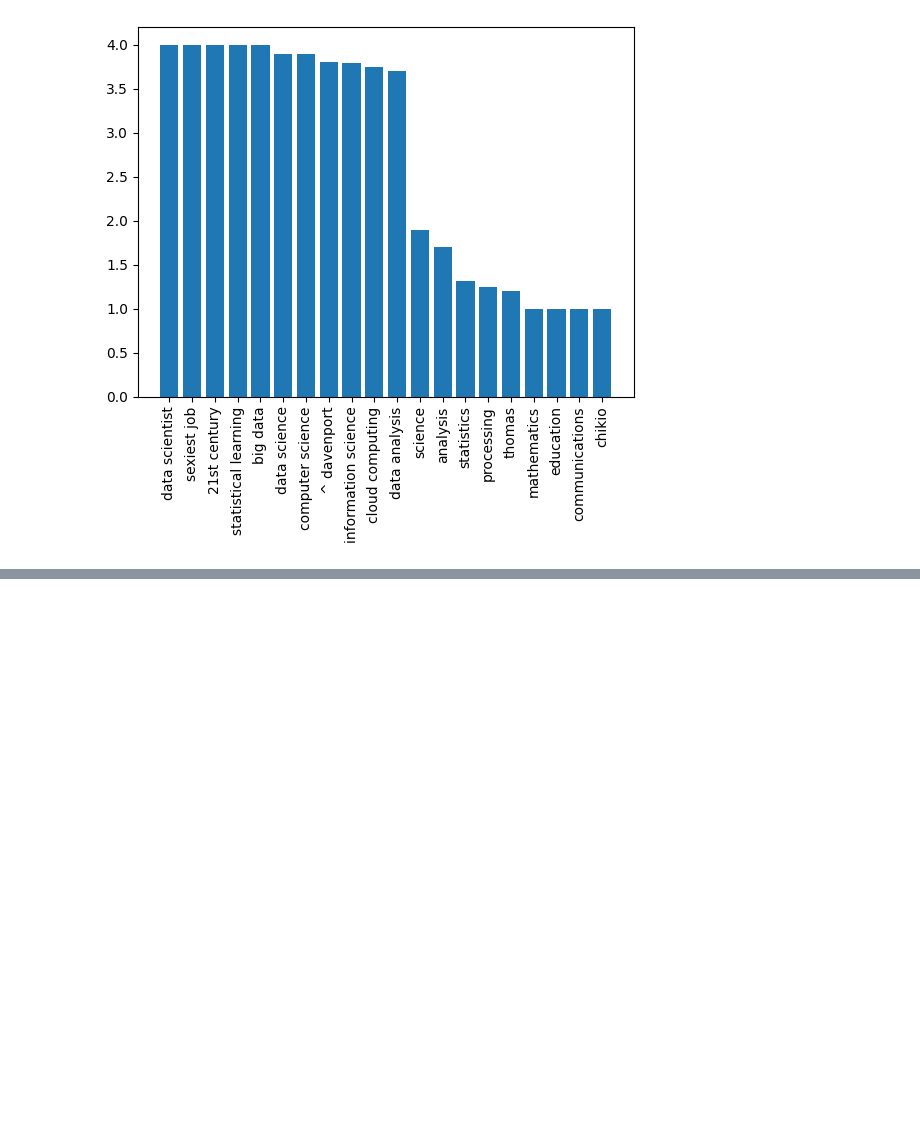
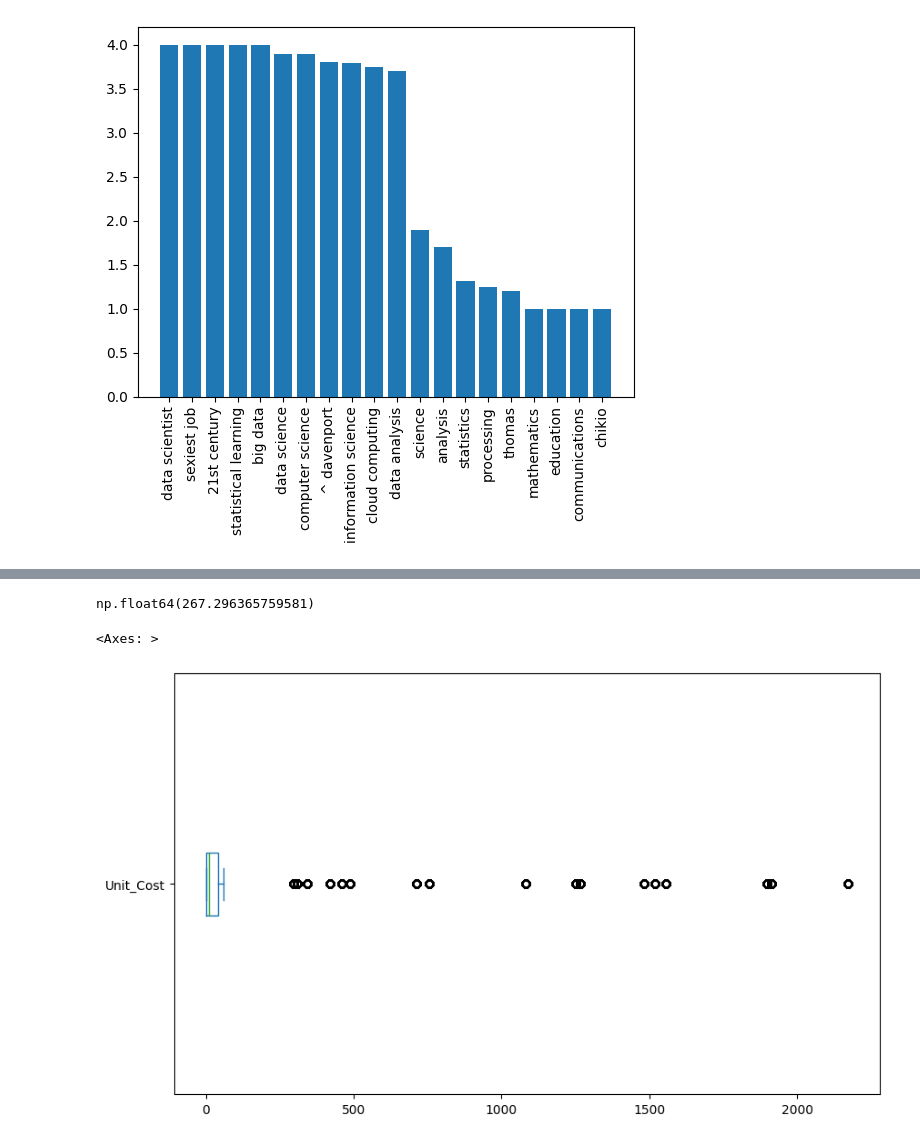
Before and after one commit to Nursenau/kizkardes-data-science, a Jupyter notebook: lesson2.ipynb, the cells around one changed output, grey strips where cells are left out. Saved outputs shown, nothing was run; the diff lists cells and outputs as text; code cells hidden in the pictures; blank space fills up the shorter version.

```diff
--- a/lesson2.ipynb
+++ b/lesson2.ipynb
@@ -117,0 +103,4 @@ plt.imshow(wc.generate(text))
+# %%
+sales = pd.read_csv(
+    "C:/Users/ASUS/Desktop/.github/kizkardes-data-science/datas/sales_data.csv",
+    parse_dates=['Date'])
@@ -117,0 +164,9 @@ plt.imshow(wc.generate(text))
+# %%
+sales['Unit_Cost'].mean()
+# %% [output]
+np.float64(267.296365759581)
+# %%
+sales['Unit_Cost'].plot(kind='box', vert=False, figsize=(10,6))
+# %% [output]
+<Axes: >
+[figure, added]
```
Also changed, not shown: parts of 40 cells of this notebook, 5 other files.
